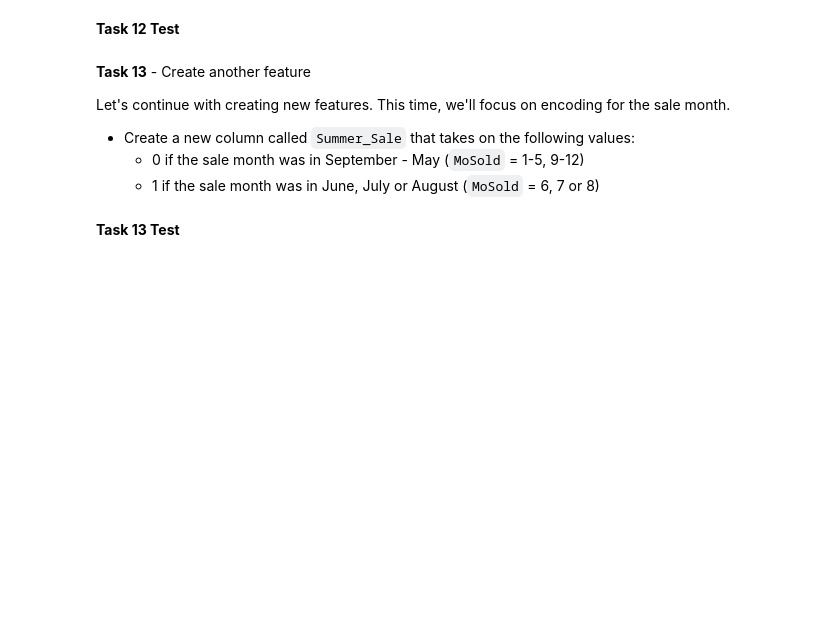
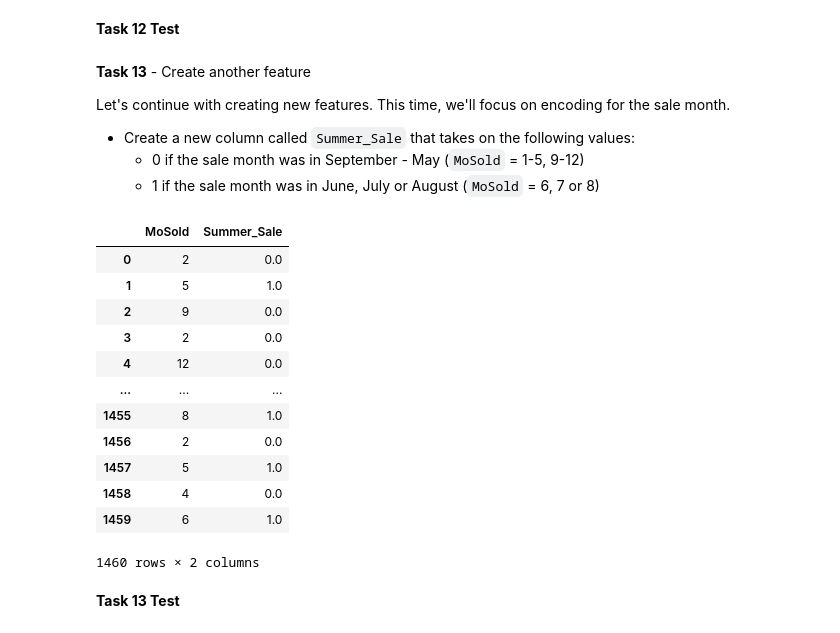
Before and after one commit to Vasanta2002/Sprint_1_git, a Jupyter notebook: module2-exploratory-data-analysis/DS_112_EDA_Features_Assignment_AG.ipynb, the cells around one changed output. Drawn from its saved outputs; the diff is of its cells as text; code cells hidden in the pictures; blank space fills up the shorter version.

```diff
--- a/module2-exploratory-data-analysis/DS_112_EDA_Features_Assignment_AG.ipynb
+++ b/module2-exploratory-data-analysis/DS_112_EDA_Features_Assignment_AG.ipynb
@@ -251,6 +278,8 @@ import pandas as pd
 data_url = 'https://raw.githubusercontent.com/LambdaSchool/data-science-practice-datasets/main/unit_1/Housing/Ames%20Iowa%20Housing%20Data.csv'
 
 # YOUR CODE HERE
-raise NotImplementedError()
+house = pd.read_csv(data_url)
 
 # View your DataFrame
+house.head()
+house['HalfBath']
@@ -275,7 +317,9 @@ Now that we have the data loaded, we're going to create a new feature. We can us
 # Task 11
 
 # YOUR CODE HERE
-raise NotImplementedError()
+house.columns
+
+house['Total_Bathrooms'] = house['BsmtHalfBath'] + house['HalfBath'] + house['FullBath'] + house['BsmtFullBath']
 # %% [markdown]
 **Task 11 Test**
 # %%
@@ -299,7 +350,8 @@ Next we're going to create another new column by "encoding" an existing column.
 # Task 12
 
 # YOUR CODE HERE
-raise NotImplementedError()
+house.loc[house['LotArea'] < 10000, "Large_Lot"] = 0
+house.loc[house['LotArea'] >= 10000, "Large_Lot"] = 1
 
 # View the new column
-#house[['LotArea', 'Large_Lot']].head()
+house[['LotArea', 'Large_Lot']].head()
@@ -330,3 +381,26 @@ house[['MoSold', 'Summer_Sale']]
+# %%
+#Task 13
+
+#YOUR CODE HERE
+
+house.loc[(house['MoSold'] < 5) | (house['MoSold'] > 8), "Summer_Sale"] = 0
+house.loc[(house['MoSold'] >= 6) & (house['MoSold'] <= 8), "Summer_Sale"] = 1
+#View the new column
+house[['MoSold', 'Summer_Sale']]
+# %% [output]
+|  | MoSold | Summer_Sale |
+| 0 | 2 | 0.0 |
+| 1 | 5 | 1.0 |
+| 2 | 9 | 0.0 |
+| 3 | 2 | 0.0 |
+| 4 | 12 | 0.0 |
+| ... | ... | ... |
+| 1455 | 8 | 1.0 |
+| 1456 | 2 | 0.0 |
+| 1457 | 5 | 1.0 |
+| 1458 | 4 | 0.0 |
+| 1459 | 6 | 1.0 |
+1460 rows × 2 columns
 # %% [markdown]
 **Task 13 Test**
 # %%
```
Also changed, not shown: parts of 13 cells of this notebook.
